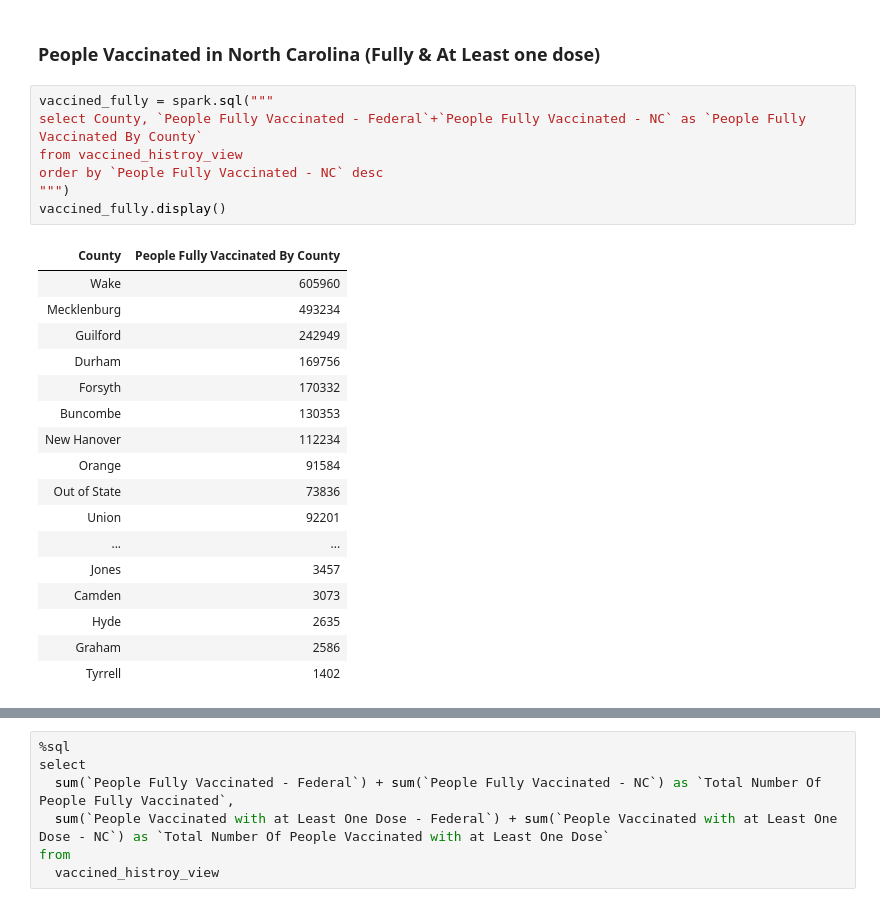
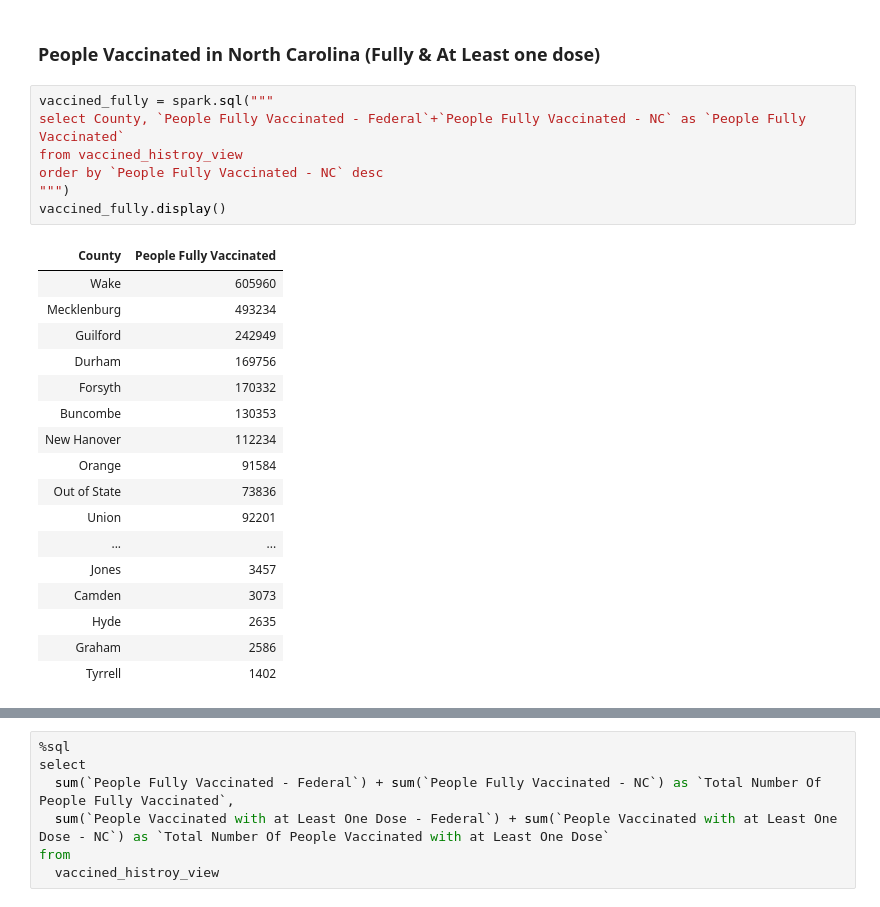
Before and after one commit to zmei1997/NCDHHS_NorthCarolina_COVID-19_Data_Analytics, a Jupyter notebook: NC_Vaccinated_History.ipynb, the cells around one changed output, grey strips where cells are left out. Cells and saved outputs as stored; diff of their text form.

Commit message:
updated NC Vaccinated GEO-Map display

```diff
--- a/NC_Vaccinated_History.ipynb
+++ b/NC_Vaccinated_History.ipynb
@@ -34,13 +34,13 @@ vaccined_histroy.createOrReplaceTempView('vaccined_histroy_view')
 ### People Vaccinated in North Carolina (Fully & At Least one dose)
 # %%
 vaccined_fully = spark.sql("""
-select County, `People Fully Vaccinated - Federal`+`People Fully Vaccinated - NC` as `People Fully Vaccinated By County`
+select County, `People Fully Vaccinated - Federal`+`People Fully Vaccinated - NC` as `People Fully Vaccinated`
 from vaccined_histroy_view
 order by `People Fully Vaccinated - NC` desc
 """)
 vaccined_fully.display()
 # %% [output]
-| County | People Fully Vaccinated By County |
+| County | People Fully Vaccinated |
 | Wake | 605960 |
 | Mecklenburg | 493234 |
 | Guilford | 242949 |
```
Also changed, not shown: parts of 6 cells of this notebook, 3 other files.
